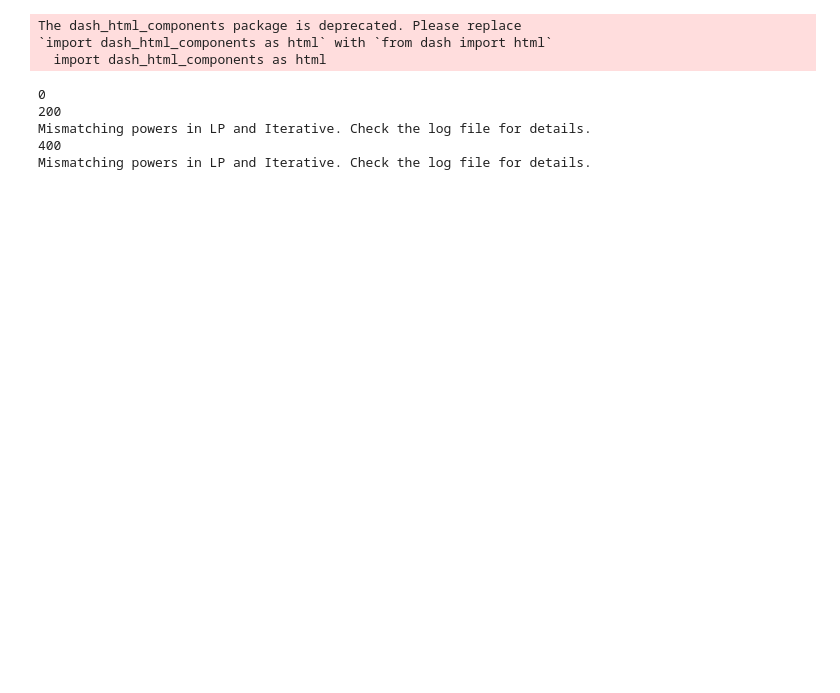
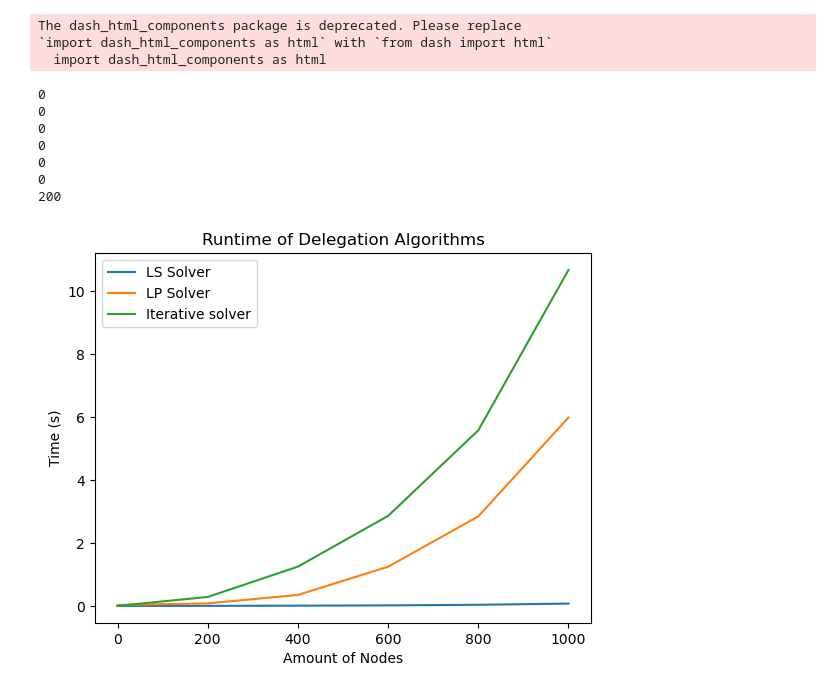
Before and after one commit to dedis/student_25_liquid_democracy, a Jupyter notebook: Benchmarking/dense_graphs.ipynb, the cells around one changed output. Drawn from its saved outputs; the diff is of its cells as text; code cells hidden in the pictures; blank space fills up the shorter version.

Commit message:
checkpoint

```diff
--- a/Benchmarking/dense_graphs.ipynb
+++ b/Benchmarking/dense_graphs.ipynb
@@ -22,7 +22,7 @@ The dash_html_components package is deprecated. Please replace
 `import dash_html_components as html` with `from dash import html`
   import dash_html_components as html
 # %%
-range_x = range(0, 1000, 200)
+range_x = range(0, 1001, 200)
 
 time_data_le = []
 time_data_lp = []
@@ -42,9 +42,9 @@ for num_loops in range(1):
         while countdown > 0:
             countdown -= 1
 
-            complete_graph = nx.gnp_random_graph(num_nodes, p=0.60, directed=True)#complete_graph(num_nodes)
-            complete_graph = nx.relabel_nodes(complete_graph, {node: str(node) for node in complete_graph.nodes()})
-            delegation_graph = graph_tools.prepare_graph(complete_graph.nodes(), complete_graph.edges(), sink_frac = 0.01)
+            dense_graph = nx.gnp_random_graph(num_nodes, p=0.50, directed=True)
+            dense_graph = graph_tools.nx_graph_nodes_to_str(dense_graph)
+            delegation_graph = graph_tools.prepare_graph(dense_graph.nodes(), dense_graph.edges(), sink_frac = 0.1)
             delegations_orig = graph_tools.nx_graph_to_dict(delegation_graph)
             delegations = graph_tools.invert_graph(delegations_orig)
             nodes = list(delegation_graph)
@@ -61,7 +61,7 @@ for num_loops in range(1):
         # Verify the solutions are equal
         powers_le, sinks_le = lp.resolve_delegations(delegations, nodes)
         powers_lp, sinks_lp = lp.resolve_delegations(delegations, nodes)
-        powers_iter = iterative.iterate_delegations(delegations, nodes, cutoff=0.0001)
+        powers_iter = iterative.iterate_delegations(delegations, nodes)
 
         if powers_le != powers_lp:
             logger.error("Powers do not match")
@@ -71,7 +71,7 @@ for num_loops in range(1):
             break
 
         for node in sinks_le:
-            if (powers_lp[node] - powers_iter[node] < 0.01):
+            if (abs(powers_lp[node] - powers_iter[node]) < 0.01):
                 continue
             else:
                 logger.error("Powers do not match")
@@ -80,11 +80,11 @@ for num_loops in range(1):
                 print("Mismatching powers in LP and Iterative. Check the log file for details.")
                 break
 
-        n = 10
+        n = 1
         if 0 <= num_nodes < 500:
-            n = 20
+            n = 5
         elif 500 <= num_nodes < 1000:
-            n = 10
+            n = 2
 
         # LE
         le_model = le.set_up(delegations, nodes)
@@ -121,24 +121,28 @@ logger.removeHandler(handler)
 handler.close()
 
 x = list(range_x)
-
-plt.clf()
-
-for i in range(len(time_data_lp)):
-    plt.plot(x, time_data_le[i], label=f"LE")
-    plt.plot(x, time_data_lp[i], label=f"LP")
-    plt.plot(x, time_data_iterative[i], label=f"Iterative")
-
-plt.legend()
-plt.xlabel("Amount of Nodes")
-plt.ylabel("Time (s)")
-plt.title("Runtime of Delegation Algorithms")
-plt.show()
 # %% [output]
+0
+0
+0
+0
+0
 0
 200
-Mismatching powers in LP and Iterative. Check the log file for details.
-400
-Mismatching powers in LP and Iterative. Check the log file for details.
+# %%
+plt.clf()
+
+for i in range(len(time_data_lp)):
+    plt.plot(x, time_data_le[i], label=f"LS Solver")
+    plt.plot(x, time_data_lp[i], label=f"LP Solver")
+    plt.plot(x, time_data_iterative[i], label=f"Iterative solver")
+
+plt.legend()
+plt.xlabel("Amount of Nodes")
+plt.ylabel("Time (s)")
+plt.title("Runtime of Delegation Algorithms")
+plt.show()
+# %% [output]
+[figure, added]
 # %%
 for i in range(len(time_data_lp)):
```
Also changed, not shown: parts of 7 cells of this notebook, 37 other files.
